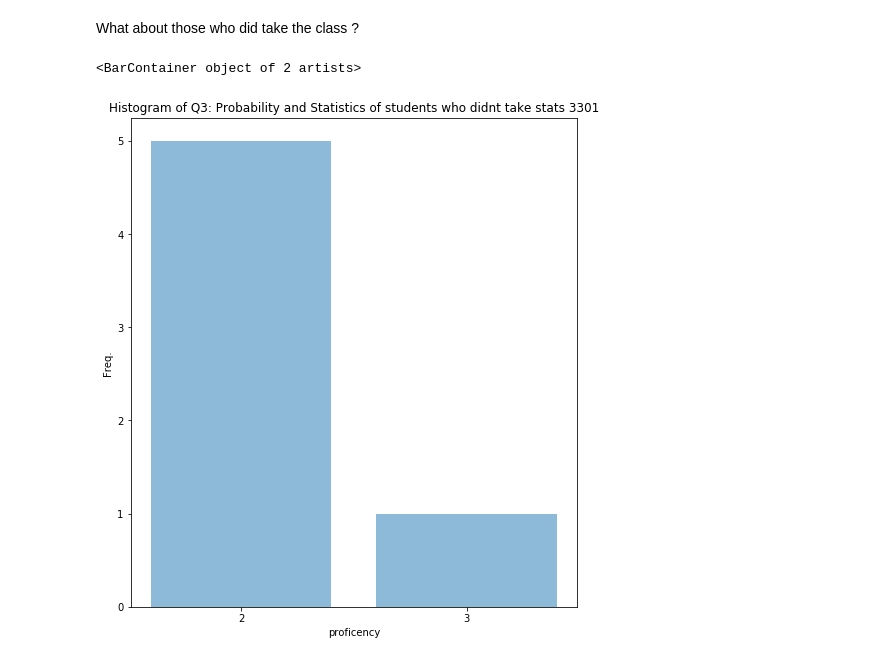
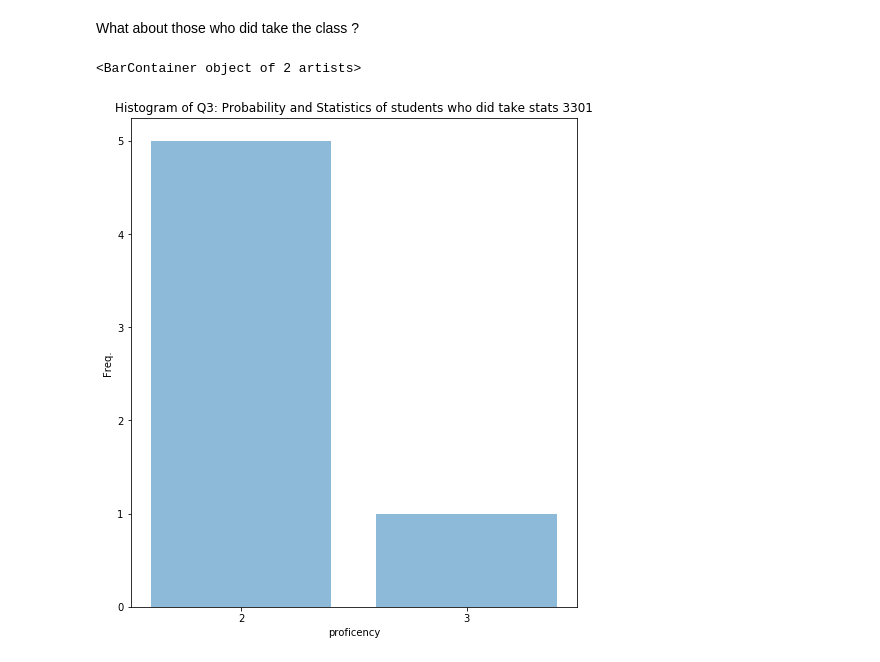
Before and after one commit to chaitanya2334/jupyter-tutorial, a Jupyter notebook: Tutorial_with_class_stats.ipynb, the cells around one changed output. Drawn from its saved outputs; the diff is of its cells as text; code cells hidden in the pictures.

Commit message:
minor bug fixes for class stats notebook

```diff
--- a/Tutorial_with_class_stats.ipynb
+++ b/Tutorial_with_class_stats.ipynb
@@ -104,21 +104,21 @@ What about those who did take the class ?
 # %%
 import numpy as np
 
 # this configuration is used by pandas .hist call below.
 fig, ax = plt.subplots(figsize=(8,9))
 
-ax.set_title("Histogram of Q3: Probability and Statistics of students who didnt take stats 3301")
+ax.set_title("Histogram of Q3: Probability and Statistics of students who did take stats 3301")
 ax.set_ylabel("Freq.")
 ax.set_xlabel("proficency")
 # pandas has some common builtin matplotlib plots that are useful in doing common analysis
 filtered_df = df[df['Q2: Stats 3301'] == "yes"]
 
 
 sizes = filtered_df.groupby('Q3: Prob and Stats').size()
 ax.set_xticklabels(sizes.index)
 ax.set_xticks(range(len(sizes.index)))
 # pandas has some common builtin matplotlib plots that are useful in doing common analysis
 ax.bar(range(len(sizes.index)), sizes, align='center', alpha=0.5)
 # %% [output]
 <BarContainer object of 2 artists>
-[figure, old version]
+[figure, new version]
```
